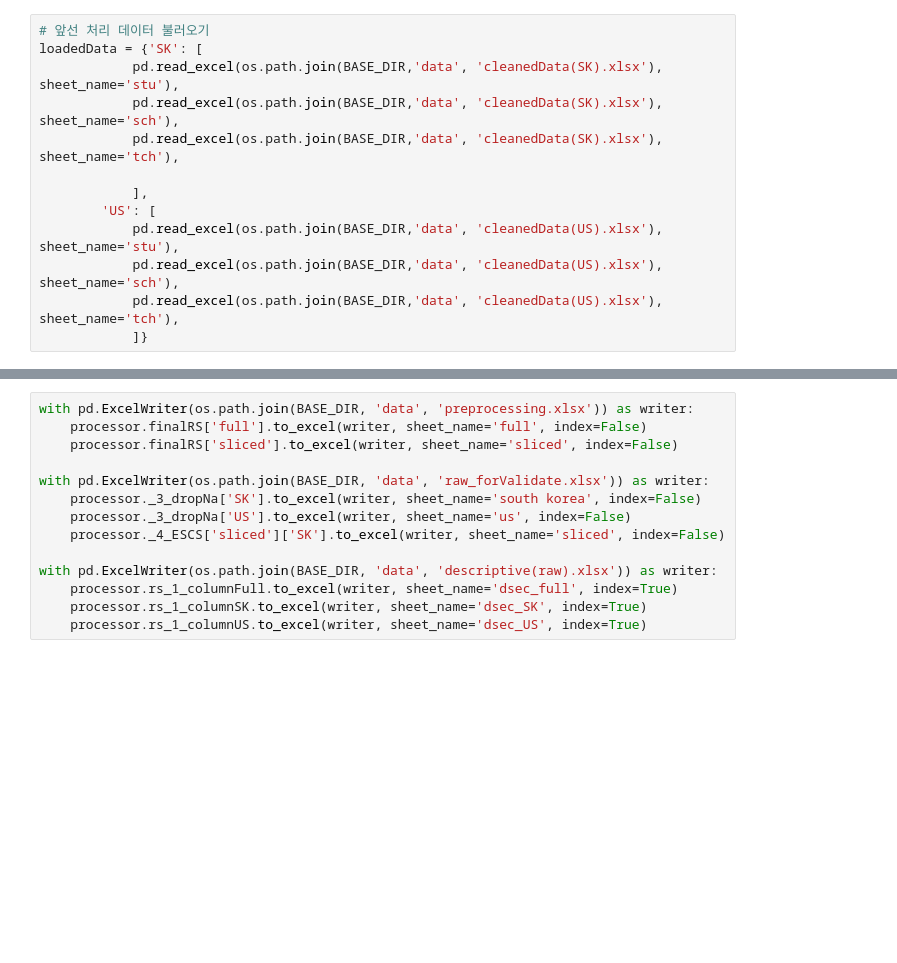
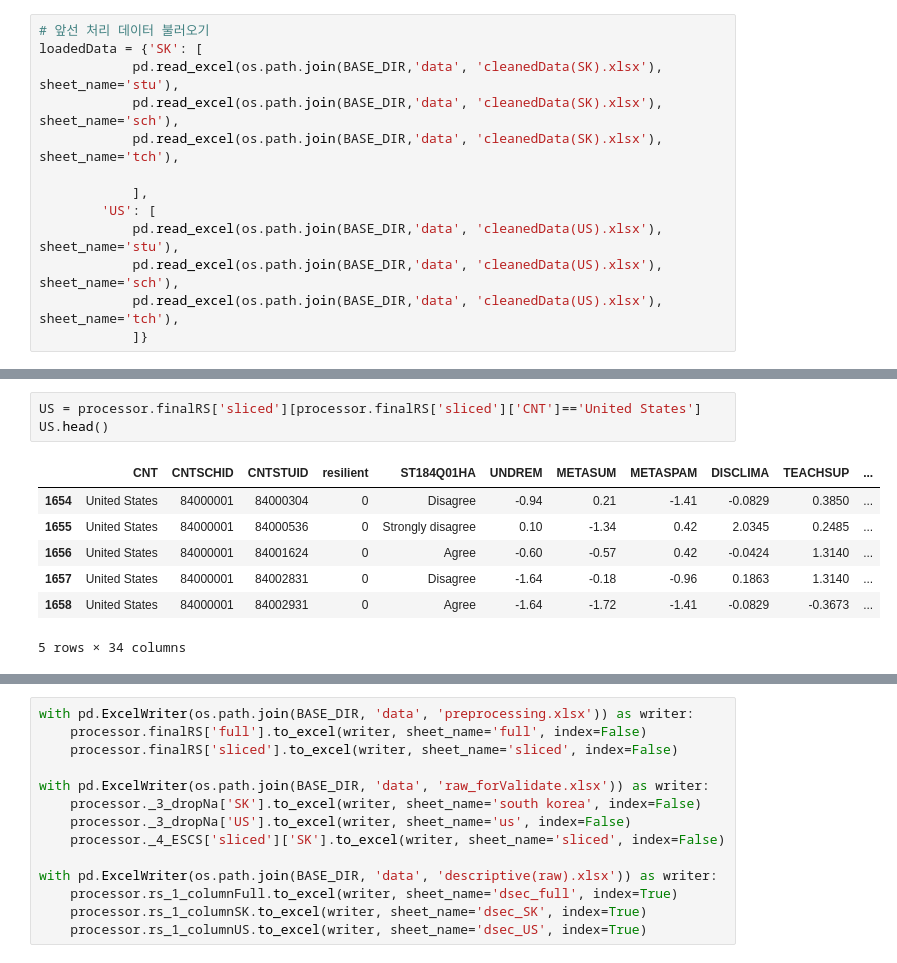
Before and after one commit to huni1023/Research, a Jupyter notebook: MixedRF/analysis.ipynb, the cells around one changed output, grey strips where cells are left out. Cells and saved outputs as stored; diff of their text form; blank space fills up the shorter version.

```diff
--- a/MixedRF/analysis.ipynb
+++ b/MixedRF/analysis.ipynb
@@ -743,0 +743,11 @@ TypeError: 'numpy.ndarray' object is not callable
+# %%
+US = processor.finalRS['sliced'][processor.finalRS['sliced']['CNT']=='United States']
+US.head()
+# %% [output]
+|  | CNT | CNTSCHID | CNTSTUID | resilient | ST184Q01HA | UNDREM | METASUM | METASPAM | DISCLIMA | TEACHSUP | ... |
+| 1654 | United States | 84000001 | 84000304 | 0 | Disagree | -0.94 | 0.21 | -1.41 | -0.0829 | 0.3850 | ... |
+| 1655 | United States | 84000001 | 84000536 | 0 | Strongly disagree | 0.10 | -1.34 | 0.42 | 2.0345 | 0.2485 | ... |
+| 1656 | United States | 84000001 | 84001624 | 0 | Agree | -0.60 | -0.57 | 0.42 | -0.0424 | 1.3140 | ... |
+| 1657 | United States | 84000001 | 84002831 | 0 | Disagree | -1.64 | -0.18 | -0.96 | 0.1863 | 1.3140 | ... |
+| 1658 | United States | 84000001 | 84002931 | 0 | Agree | -1.64 | -1.72 | -1.41 | -0.0829 | -0.3673 | ... |
+5 rows × 34 columns
```
Also changed, not shown: parts of 6 cells of this notebook, 4 other files.
